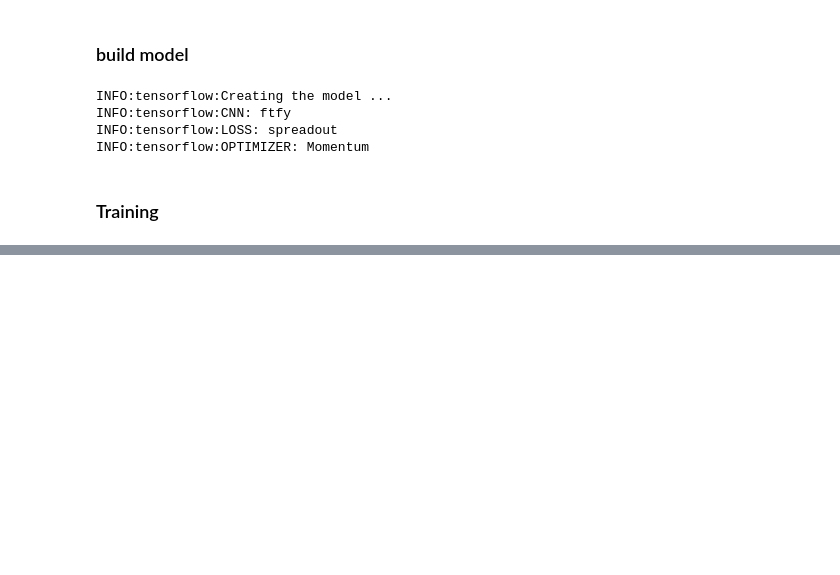
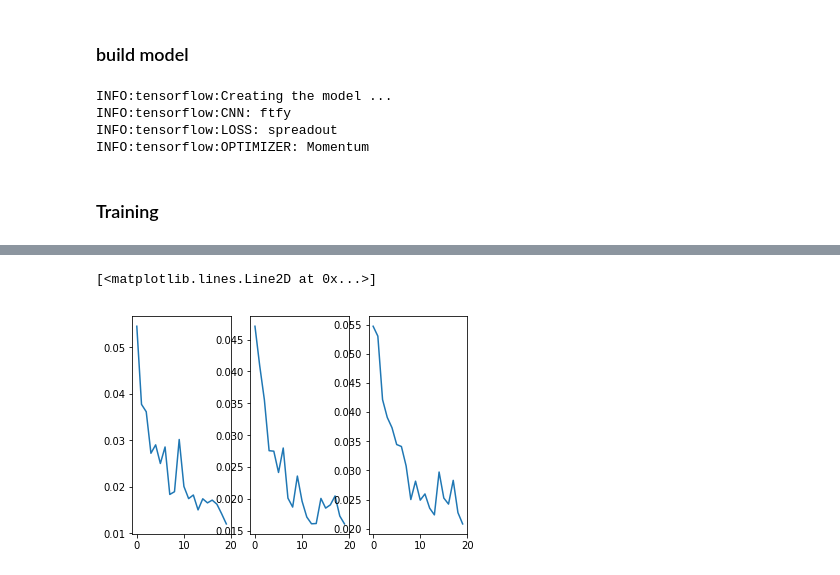
Before and after one commit to bsmind/ftfy-official, a Jupyter notebook: v100_train_triplet_network.ipynb, the cells around one changed output, grey strips where cells are left out. Cells and saved outputs as stored; diff of their text form; code cells hidden in the pictures; blank space fills up the shorter version.

```diff
--- a/v100_train_triplet_network.ipynb
+++ b/v100_train_triplet_network.ipynb
@@ -175,0 +290,8 @@ UnknownError: Failed to get convolution algorithm. This is probably because cuDN
+# %%
+fig, ax = plt.subplots(1, 3)
+ax[0].plot(train_fpr95)
+ax[1].plot(test_fpr95)
+ax[2].plot(test_fpr95_2)
+# %% [output]
+[<matplotlib.lines.Line2D at 0x...>]
+[figure, added]
```
Also changed, not shown: parts of 13 cells of this notebook, 8 other files.
